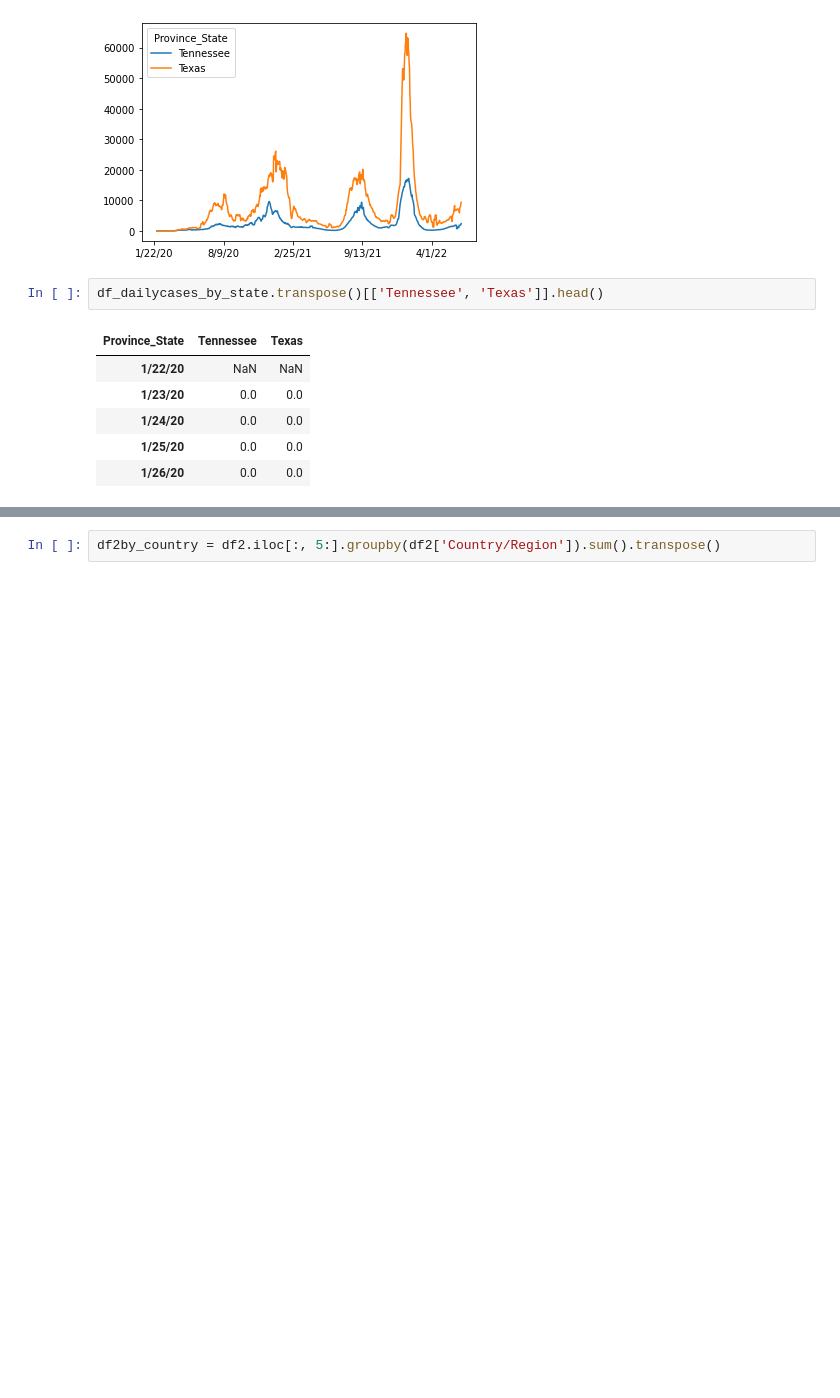
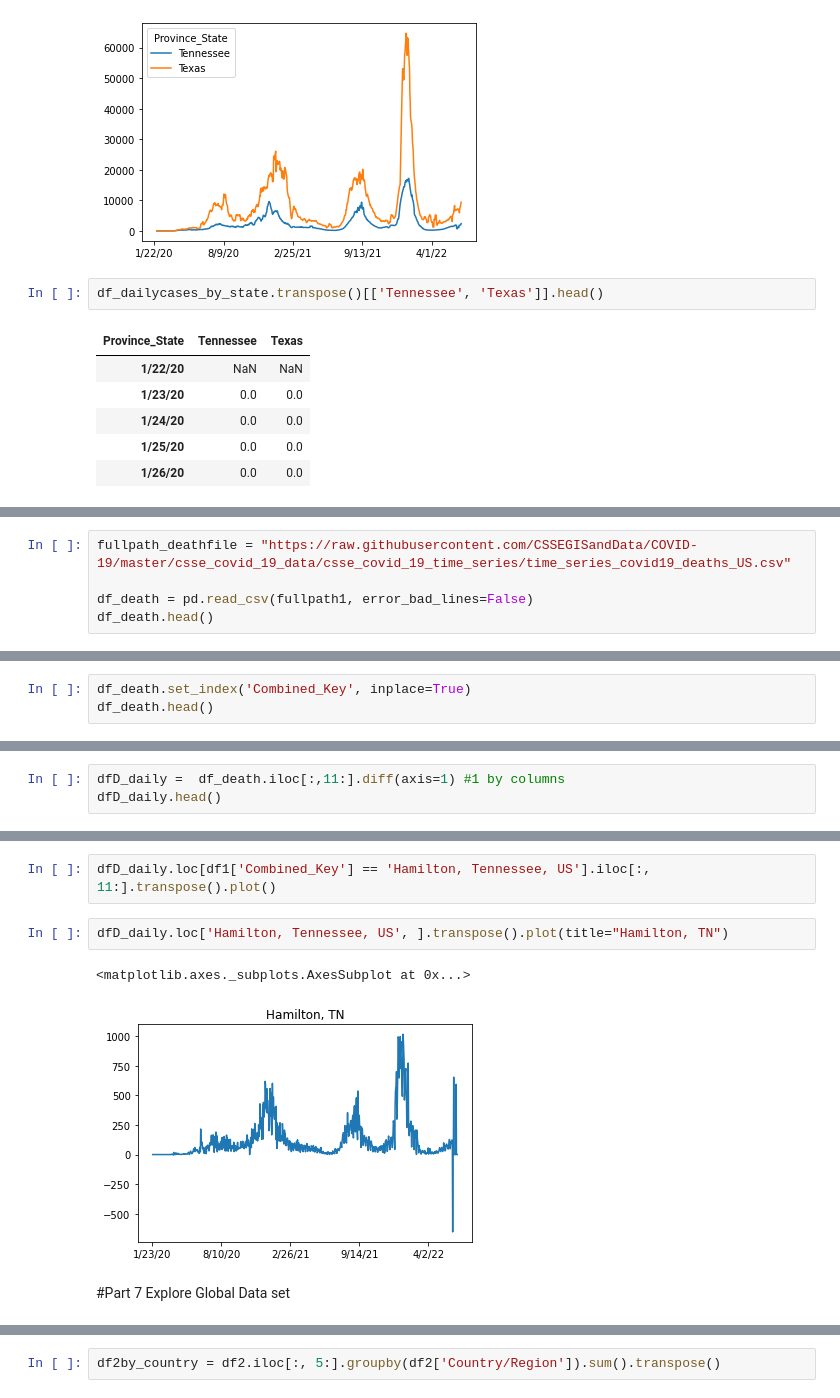
Before and after one commit to hongqin/Python-CoLab-bootcamp, a Jupyter notebook: Learn_Python_by_analying_covid19.ipynb, the cells around one changed output, grey strips where cells are left out. Cells and saved outputs as stored; diff of their text form; blank space fills up the shorter version.

Commit message:
reorganize, update and correct errors

```diff
--- a/Learn_Python_by_analying_covid19.ipynb
+++ b/Learn_Python_by_analying_covid19.ipynb
@@ -830,0 +744,5 @@ df_Hamilton2.loc['2020-02-01':'2022-07-01', ].rolling(window=15).median().plot()
+# %%
+fullpath_deathfile = "https://raw.githubusercontent.com/CSSEGISandData/COVID-19/master/csse_covid_19_data/csse_covid_19_time_series/time_series_covid19_deaths_US.csv"
+
+df_death = pd.read_csv(fullpath1, error_bad_lines=False)
+df_death.head()
@@ -830,0 +764,3 @@ df_Hamilton2.loc['2020-02-01':'2022-07-01', ].rolling(window=15).median().plot()
+# %%
+df_death.set_index('Combined_Key', inplace=True)
+df_death.head()
@@ -830,0 +776,3 @@ df_Hamilton2.loc['2020-02-01':'2022-07-01', ].rolling(window=15).median().plot()
+# %%
+dfD_daily =  df_death.iloc[:,11:].diff(axis=1) #1 by columns
+dfD_daily.head()
@@ -831,3 +788,12 @@ df_Hamilton2.loc['2020-02-01':'2022-07-01', ].rolling(window=15).median().plot()
+# %%
+dfD_daily.loc[df1['Combined_Key'] == 'Hamilton, Tennessee, US'].iloc[:, 11:].transpose().plot()
+# %%
+dfD_daily.loc['Hamilton, Tennessee, US', ].transpose().plot(title="Hamilton, TN")
+# %% [output]
+<matplotlib.axes._subplots.AxesSubplot at 0x...>
+[figure, added]
+# %% [markdown]
+#Part 7 Explore Global Data set
 # %%
 
 df2 = pd.read_csv(fullpath2, error_bad_lines=False)
```
Also changed, not shown: parts of 93 cells of this notebook.
